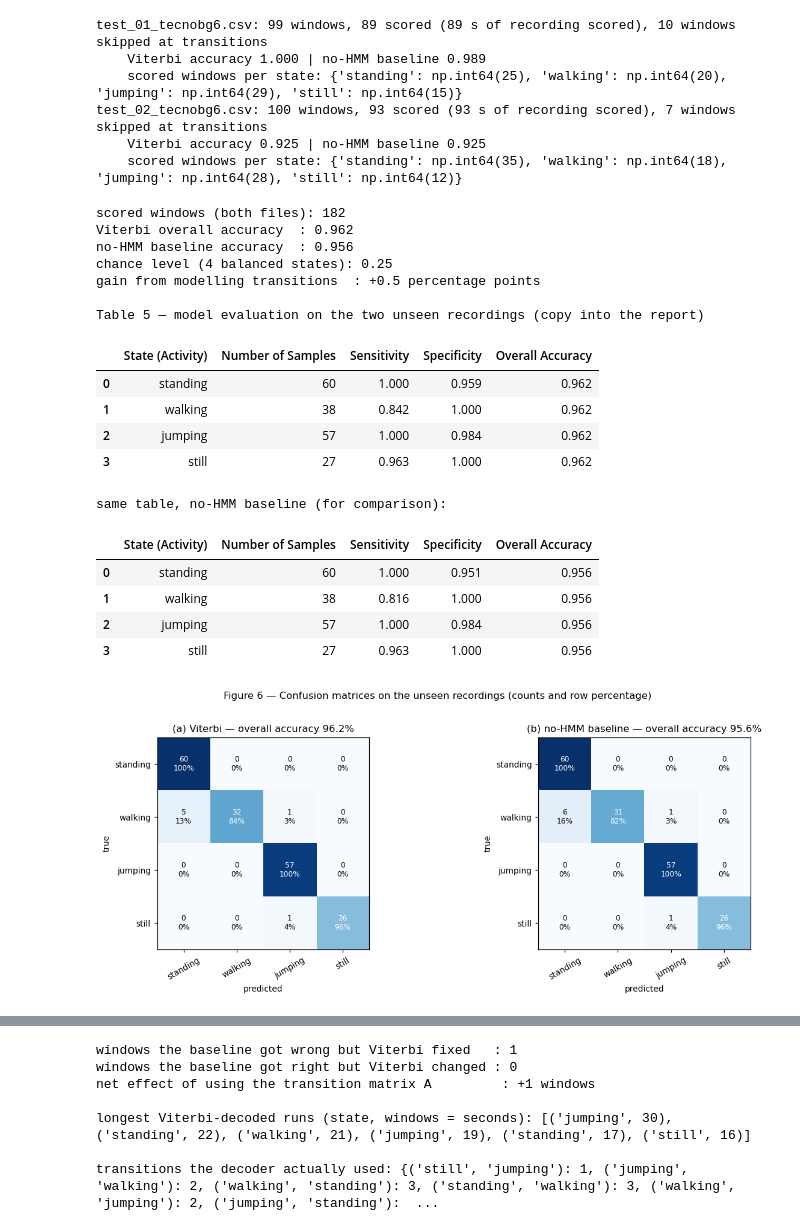
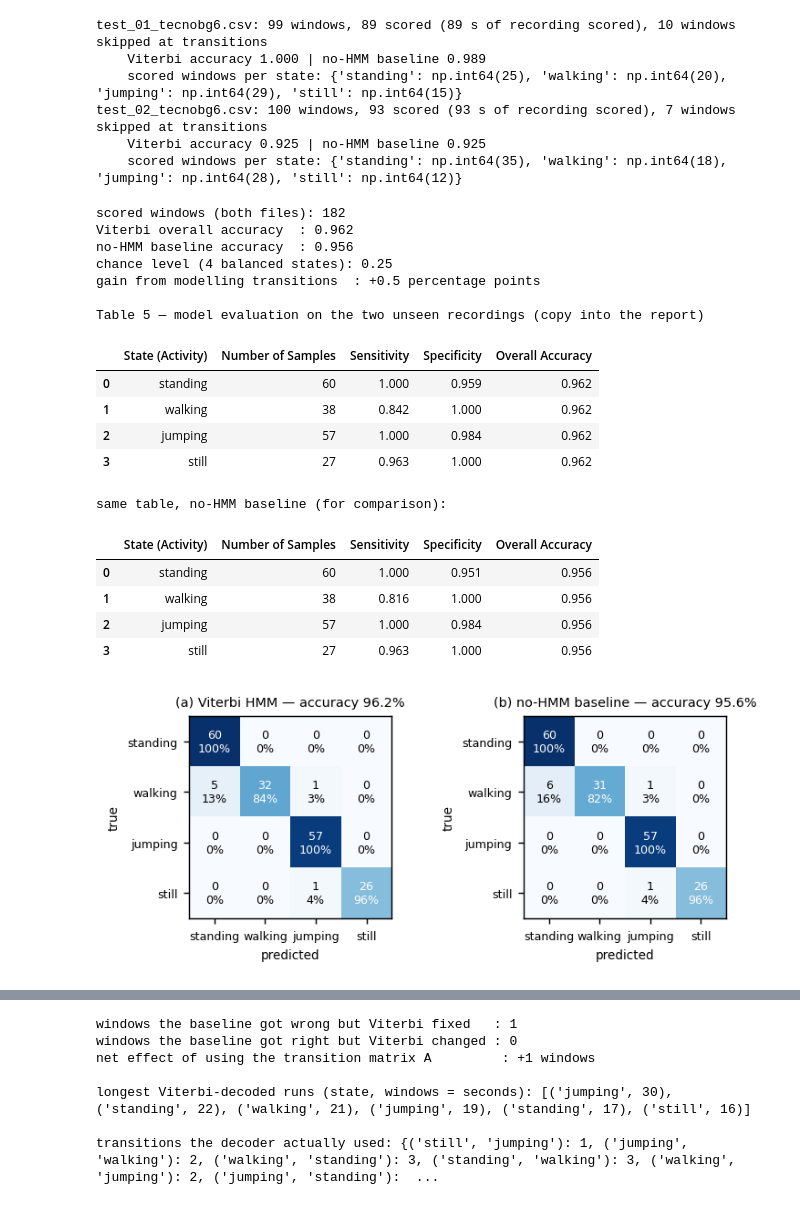
Before and after one commit to Elvin100s/hmm-activity-recognition, a Jupyter notebook: notebooks/HMM_Activity_Recognition.ipynb, the cells around one changed output, grey strips where cells are left out. Saved outputs shown, nothing was run; the diff lists cells and outputs as text; code cells hidden in the pictures.

```diff
--- a/notebooks/HMM_Activity_Recognition.ipynb
+++ b/notebooks/HMM_Activity_Recognition.ipynb
@@ -45,8 +45,12 @@ BW_TOL, BW_MAX_ITER = 1e-4, 500      # convergence: |dLL| < tol * max(1, |LL|);
 VAR_FLOOR = 1e-3                     # diagonal-Gaussian variance floor
 SEED = 42
 
-plt.rcParams.update({"figure.dpi": 110, "savefig.dpi": 200, "font.size": 9,
-                     "axes.grid": True, "grid.alpha": 0.3, "figure.autolayout": False})
+# figures are drawn at their printed size (report text width 6.9 in), so 7-8 pt text stays legible
+plt.rcParams.update({"figure.dpi": 130, "savefig.dpi": 300, "font.size": 7.5, "axes.titlesize": 8,
+                     "axes.labelsize": 7.5, "xtick.labelsize": 7, "ytick.labelsize": 7,
+                     "legend.fontsize": 6.5, "axes.grid": True, "grid.alpha": 0.3,
+                     "lines.linewidth": 0.8, "figure.autolayout": False})
+COLOURS = np.array([[0.20, 0.45, 0.75], [0.25, 0.65, 0.35], [0.85, 0.45, 0.20], [0.55, 0.35, 0.70]])
 print("numpy", np.__version__, "| pandas", pd.__version__, "| matplotlib", plt.matplotlib.__version__)
 print("repo root:", ROOT)
 # %% [output]
@@ -290,15 +289,17 @@ Z = norm.transform(X)
 print("after Z-score: max |mean| = %.2e | std range = [%.3f, %.3f]" % (np.abs(Z.mean(0)).max(), Z.std(0).min(), Z.std(0).max()))
 
 KEY = ["acc_mag_std", "acc_mag_peak", "acc_loco_ratio", "acc_dom_freq", "gyro_mag_rms", "grav_tilt_z_deg"]
-fig, axes = plt.subplots(2, 3, figsize=(12, 6))
+UNITS = {"acc_mag_std": "m/s²", "acc_mag_peak": "m/s²", "acc_loco_ratio": "power share",
+         "acc_dom_freq": "Hz", "gyro_mag_rms": "rad/s", "grav_tilt_z_deg": "degrees"}
+fig, axes = plt.subplots(2, 3, figsize=(6.8, 2.25))
 for ax, name in zip(axes.ravel(), KEY):
     j = FEATURE_NAMES.index(name)
-    ax.boxplot([X[y == k, j] for k in range(len(STATES))], tick_labels=STATES, showfliers=False)
-    ax.set_title(name + "  (raw units)")
-    ax.tick_params(axis="x", rotation=25)
-fig.suptitle("Figure 2 — Feature distributions by activity: intensity features separate moving from\n"
-             "stationary, FFT features separate cadences, gravity separates standing from still", y=1.0)
-plt.tight_layout()
+    bp = ax.boxplot([X[y == k, j] for k in range(len(STATES))], tick_labels=STATES, showfliers=False,
+                    patch_artist=True, widths=0.6, medianprops={"color": "k"})
+    for patch, colour in zip(bp["boxes"], COLOURS):
+        patch.set_facecolor(colour); patch.set_alpha(0.55)
+    ax.set_title(f"{name}  ({UNITS[name]})")
+plt.tight_layout(pad=0.3, h_pad=0.4)
 plt.savefig(FIG / "feature_distributions.png", bbox_inches="tight")
 plt.show()
 # %% [output]
@@ -621,43 +634,42 @@ display(metrics)
 print("same table, no-HMM baseline (for comparison):")
 display(metrics_base)
 
-fig, axes = plt.subplots(1, 2, figsize=(12, 4.6))
-for ax, matrix, title in ((axes[0], cm, f"(a) Viterbi — overall accuracy {acc_v:.1%}"),
-                          (axes[1], cm_base, f"(b) no-HMM baseline — overall accuracy {acc_b:.1%}")):
+fig, axes = plt.subplots(1, 2, figsize=(5.6, 2.3))
+for ax, matrix, title in ((axes[0], cm, f"(a) Viterbi HMM — accuracy {acc_v:.1%}"),
+                          (axes[1], cm_base, f"(b) no-HMM baseline — accuracy {acc_b:.1%}")):
     im = ax.imshow(matrix, cmap="Blues")
     for i in range(len(STATES)):
         for j in range(len(STATES)):
             n = matrix[i, j]
             share = n / matrix[i].sum() if matrix[i].sum() else 0
-            ax.text(j, i, f"{n}\n{share:.0%}", ha="center", va="center", fontsize=8,
+            ax.text(j, i, f"{n}\n{share:.0%}", ha="center", va="center", fontsize=7,
                     color="white" if share > 0.5 else "black")
-    ax.set_xticks(range(len(STATES)), STATES, rotation=30)
+    ax.set_xticks(range(len(STATES)), STATES)
     ax.set_yticks(range(len(STATES)), STATES)
     ax.set_xlabel("predicted"); ax.set_ylabel("true")
     ax.set_title(title)
     ax.grid(False)
-fig.suptitle("Figure 6 — Confusion matrices on the unseen recordings (counts and row percentage)", y=1.02)
-plt.tight_layout()
+plt.tight_layout(pad=0.3, w_pad=2)
 plt.savefig(FIG / "confusion_matrix.png", bbox_inches="tight")
 plt.show()
 # %% [output]
 scored windows (both files): 182
 Viterbi overall accuracy  : 0.962
 no-HMM baseline accuracy  : 0.956
 chance level (4 balanced states): 0.25
 gain from modelling transitions  : +0.5 percentage points
 
 Table 5 — model evaluation on the two unseen recordings (copy into the report)
 |  | State (Activity) | Number of Samples | Sensitivity | Specificity | Overall Accuracy |
 | 0 | standing | 60 | 1.000 | 0.959 | 0.962 |
 | 1 | walking | 38 | 0.842 | 1.000 | 0.962 |
 | 2 | jumping | 57 | 1.000 | 0.984 | 0.962 |
 | 3 | still | 27 | 0.963 | 1.000 | 0.962 |
 same table, no-HMM baseline (for comparison):
 |  | State (Activity) | Number of Samples | Sensitivity | Specificity | Overall Accuracy |
 | 0 | standing | 60 | 1.000 | 0.951 | 0.956 |
 | 1 | walking | 38 | 0.816 | 1.000 | 0.956 |
 | 2 | jumping | 57 | 1.000 | 0.984 | 0.956 |
 | 3 | still | 27 | 0.963 | 1.000 | 0.956 |
-[figure, old version]
+[figure, new version]
 # %%
```
Also changed, not shown: parts of 8 cells of this notebook, 10 other files.
